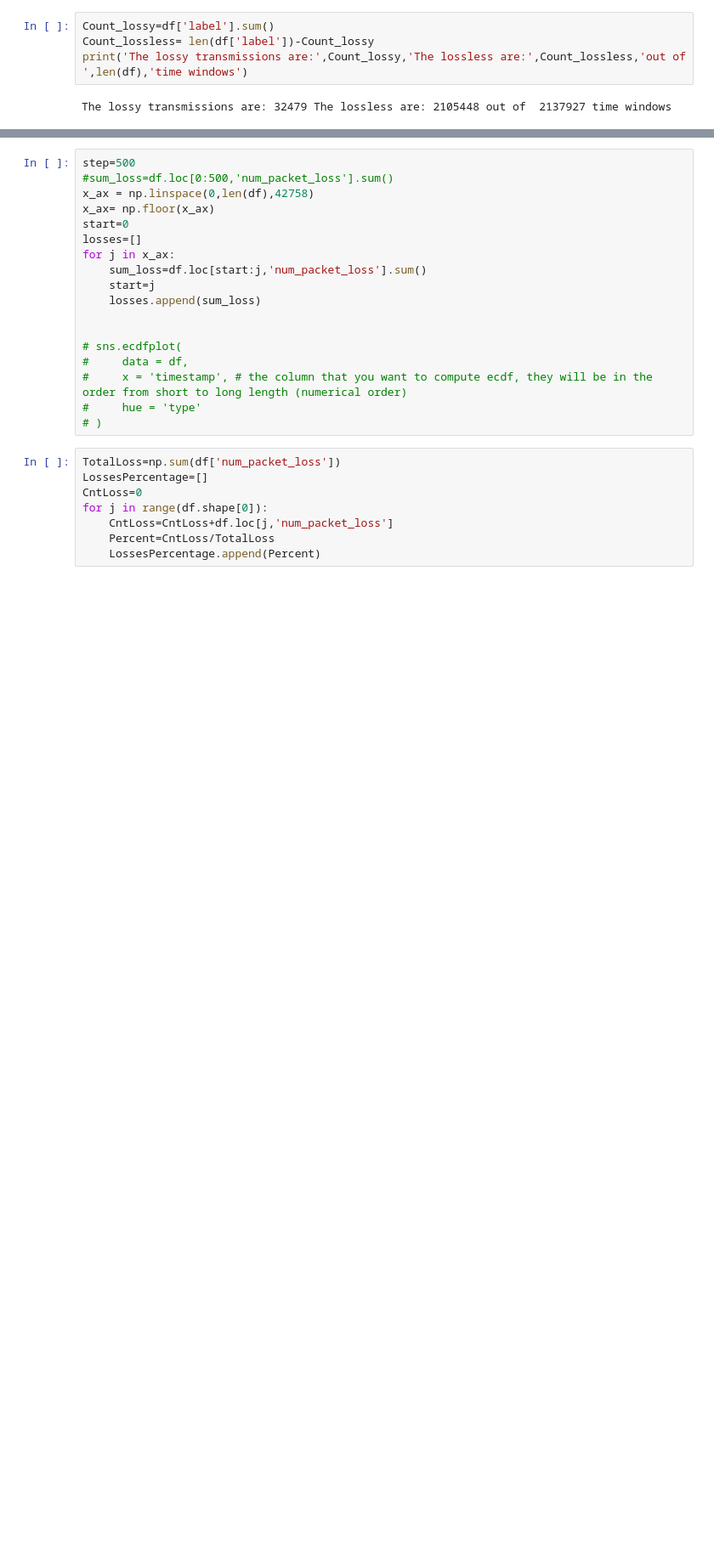
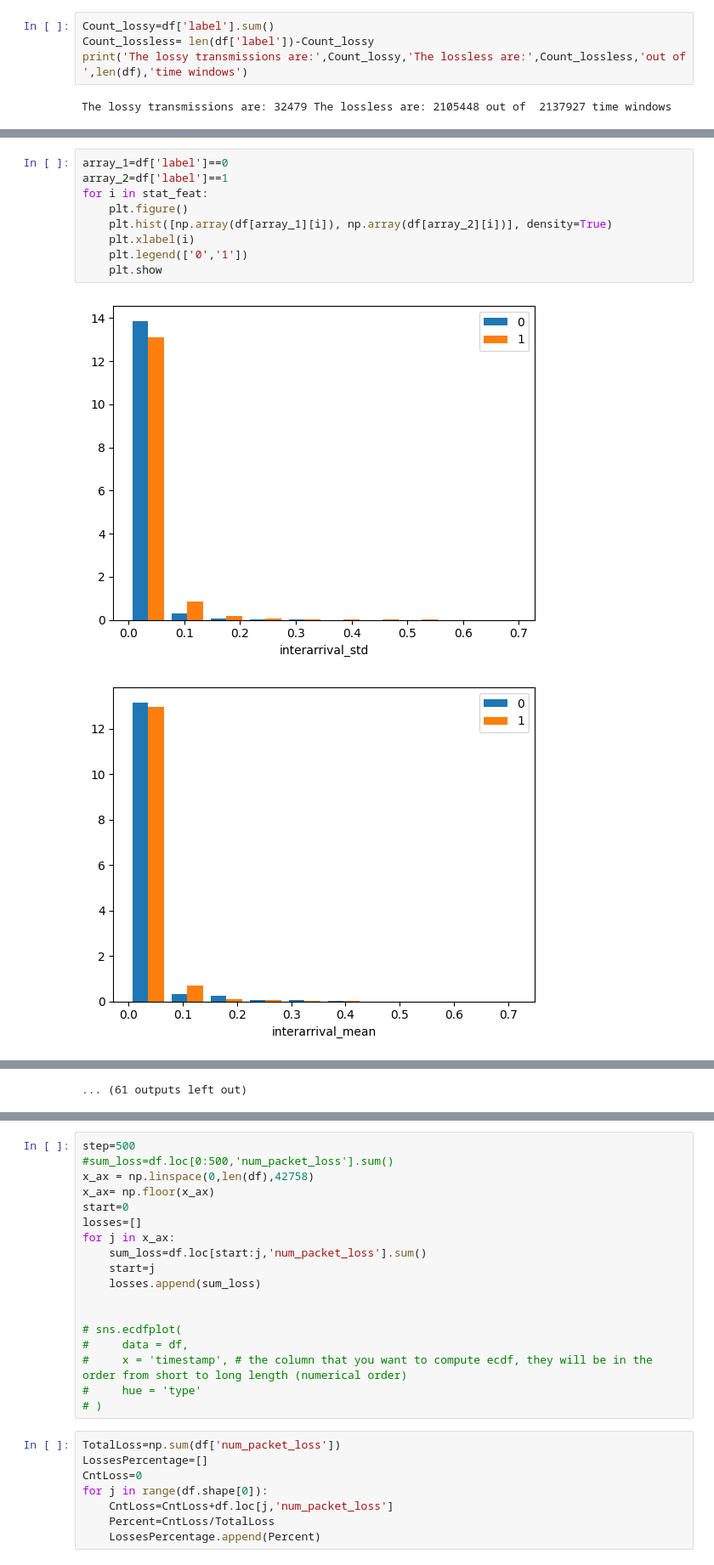
Before and after one commit to PeshX/ML4N_RTP_Project, a Jupyter notebook: Script1.ipynb, the cells around one changed output, grey strips where cells are left out. Shown at 85% size. Cells and saved outputs as stored; diff of their text form; blank space fills up the shorter version.

```diff
--- a/Script1.ipynb
+++ b/Script1.ipynb
@@ -98,0 +101,12 @@ for i in range(1,74):
+# %%
+array_1=df['label']==0
+array_2=df['label']==1
+for i in stat_feat:
+    plt.figure()
+    plt.hist([np.array(df[array_1][i]), np.array(df[array_2][i])], density=True)
+    plt.xlabel(i)
+    plt.legend(['0','1'])
+    plt.show
+# %% [output]
+[figure, added]
+[figure, added]
@@ -98,0 +123 @@ for i in range(1,74):
+... (61 outputs left out)
```
Also changed, not shown: parts of 7 cells of this notebook.
